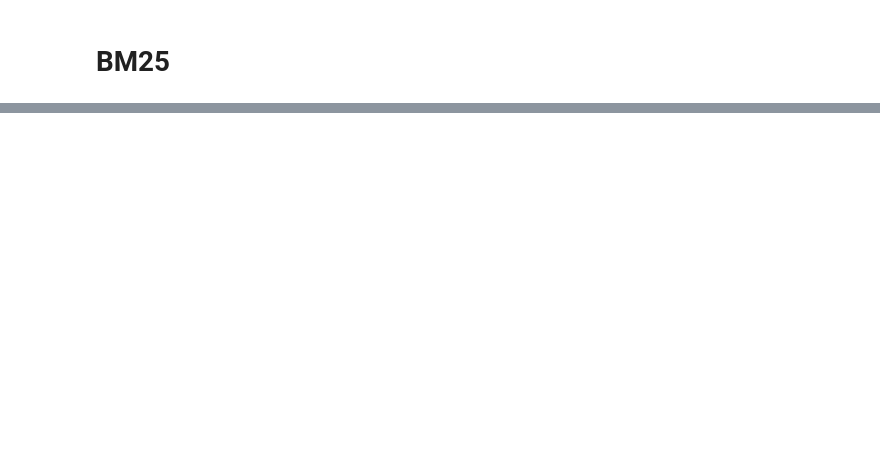
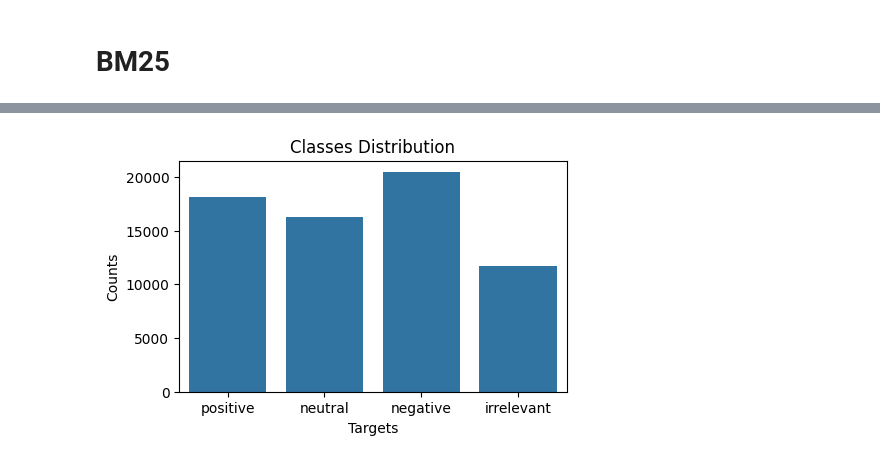
Before and after one commit to kibambe-0167/bm25-sa, a Jupyter notebook: app.ipynb, the cells around one changed output, grey strips where cells are left out. Saved outputs shown, nothing was run; the diff lists cells and outputs as text; code cells hidden in the pictures; blank space fills up the shorter version.

Commit message:
done cleaning data

```diff
--- a/app.ipynb
+++ b/app.ipynb
@@ -132,0 +125,3 @@ class BM25():
+# %%
+train = pd.read_csv("./data/train.csv")
+train.head()
@@ -132,0 +135,9 @@ class BM25():
+# %%
+plt.figure(figsize=(5, 3))
+sns.countplot(data=train, x ='label')
+plt.ylabel("Counts")
+plt.xlabel("Targets")
+plt.title("Classes Distribution")
+plt.show()
+# %% [output]
+[figure, added]
```
Also changed, not shown: parts of 12 cells of this notebook, 1 other file.
